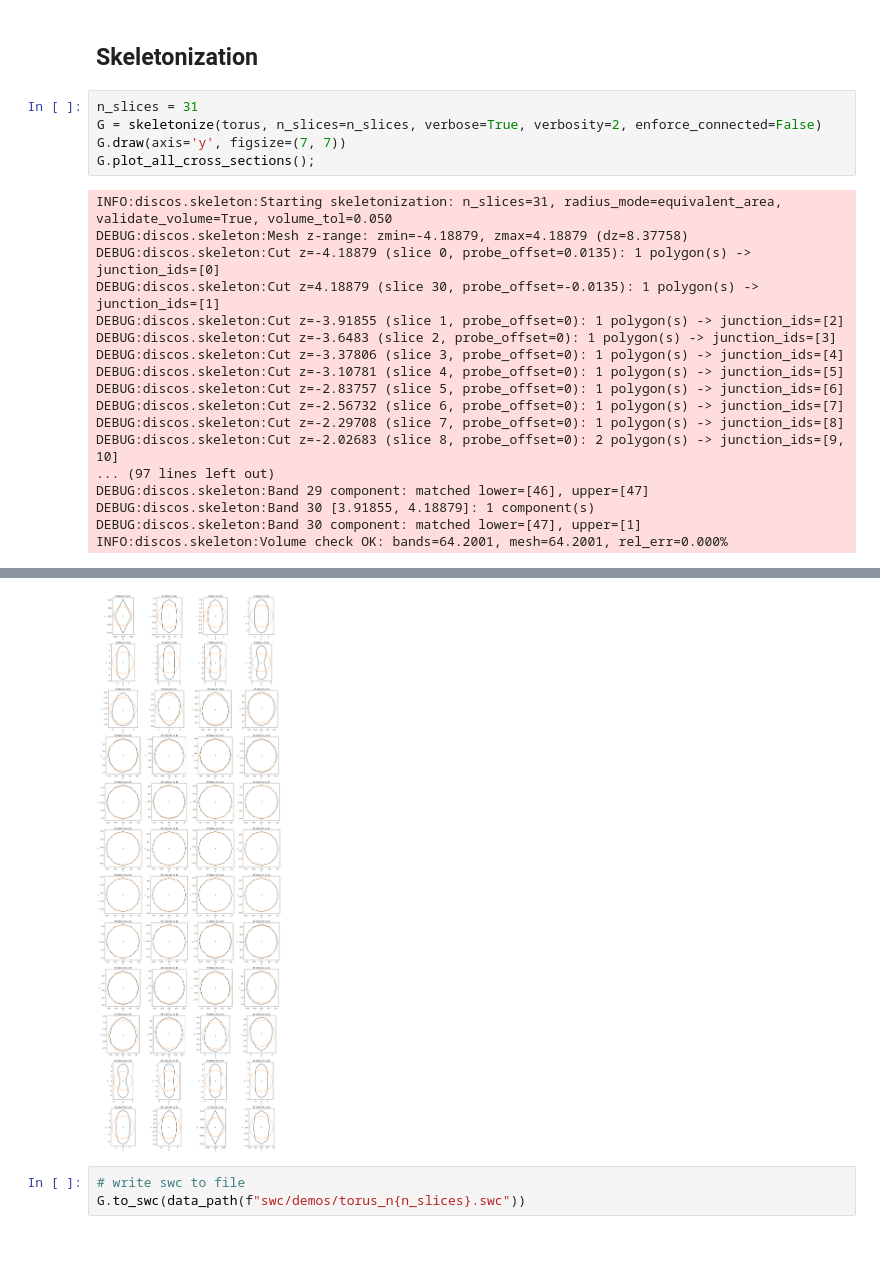
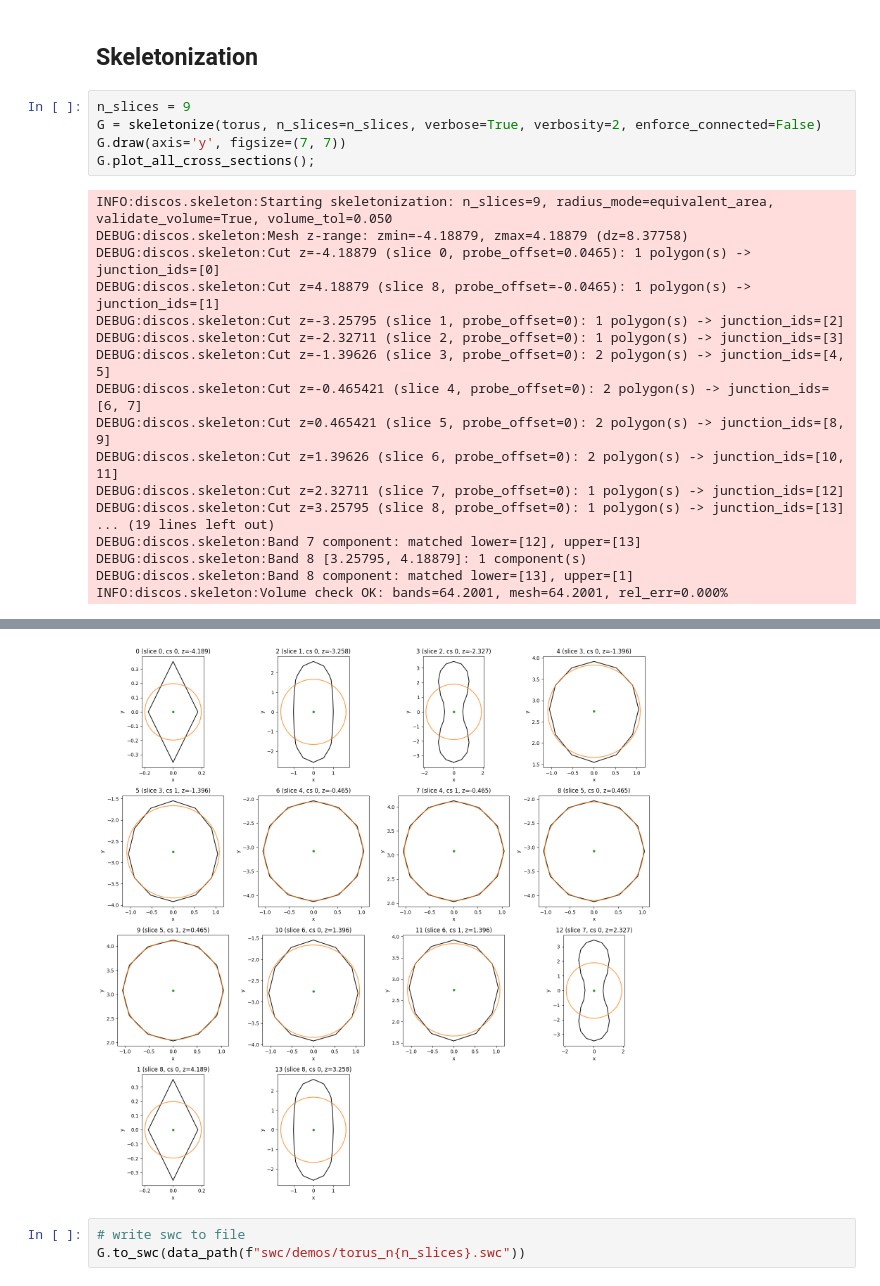
Before and after one commit to jmrfox/discos, a Jupyter notebook: notebooks/02b_torus_skeleton.ipynb, the cells around one changed output, grey strips where cells are left out. Drawn from its saved outputs; the diff is of its cells as text; blank space fills up the shorter version.

```diff
--- a/notebooks/02b_torus_skeleton.ipynb
+++ b/notebooks/02b_torus_skeleton.ipynb
@@ -44,25 +44,25 @@ mm.visualize_mesh_slice_interactive()
 # %% [markdown]
 ## Skeletonization
 # %%
-n_slices = 31
+n_slices = 9
 G = skeletonize(torus, n_slices=n_slices, verbose=True, verbosity=2, enforce_connected=False)
 G.draw(axis='y', figsize=(7, 7))
 G.plot_all_cross_sections();
 # %% [output]
-INFO:discos.skeleton:Starting skeletonization: n_slices=31, radius_mode=equivalent_area, validate_volume=True, volume_tol=0.050
+INFO:discos.skeleton:Starting skeletonization: n_slices=9, radius_mode=equivalent_area, validate_volume=True, volume_tol=0.050
 DEBUG:discos.skeleton:Mesh z-range: zmin=-4.18879, zmax=4.18879 (dz=8.37758)
-DEBUG:discos.skeleton:Cut z=-4.18879 (slice 0, probe_offset=0.0135): 1 polygon(s) -> junction_ids=[0]
-DEBUG:discos.skeleton:Cut z=4.18879 (slice 30, probe_offset=-0.0135): 1 polygon(s) -> junction_ids=[1]
-DEBUG:discos.skeleton:Cut z=-3.91855 (slice 1, probe_offset=0): 1 polygon(s) -> junction_ids=[2]
-DEBUG:discos.skeleton:Cut z=-3.6483 (slice 2, probe_offset=0): 1 polygon(s) -> junction_ids=[3]
-DEBUG:discos.skeleton:Cut z=-3.37806 (slice 3, probe_offset=0): 1 polygon(s) -> junction_ids=[4]
-DEBUG:discos.skeleton:Cut z=-3.10781 (slice 4, probe_offset=0): 1 polygon(s) -> junction_ids=[5]
-DEBUG:discos.skeleton:Cut z=-2.83757 (slice 5, probe_offset=0): 1 polygon(s) -> junction_ids=[6]
-DEBUG:discos.skeleton:Cut z=-2.56732 (slice 6, probe_offset=0): 1 polygon(s) -> junction_ids=[7]
-DEBUG:discos.skeleton:Cut z=-2.29708 (slice 7, probe_offset=0): 1 polygon(s) -> junction_ids=[8]
-DEBUG:discos.skeleton:Cut z=-2.02683 (slice 8, probe_offset=0): 2 polygon(s) -> junction_ids=[9, 10]
-... (97 lines left out)
-DEBUG:discos.skeleton:Band 29 component: matched lower=[46], upper=[47]
-DEBUG:discos.skeleton:Band 30 [3.91855, 4.18879]: 1 component(s)
-DEBUG:discos.skeleton:Band 30 component: matched lower=[47], upper=[1]
+DEBUG:discos.skeleton:Cut z=-4.18879 (slice 0, probe_offset=0.0465): 1 polygon(s) -> junction_ids=[0]
+DEBUG:discos.skeleton:Cut z=4.18879 (slice 8, probe_offset=-0.0465): 1 polygon(s) -> junction_ids=[1]
+DEBUG:discos.skeleton:Cut z=-3.25795 (slice 1, probe_offset=0): 1 polygon(s) -> junction_ids=[2]
+DEBUG:discos.skeleton:Cut z=-2.32711 (slice 2, probe_offset=0): 1 polygon(s) -> junction_ids=[3]
+DEBUG:discos.skeleton:Cut z=-1.39626 (slice 3, probe_offset=0): 2 polygon(s) -> junction_ids=[4, 5]
+DEBUG:discos.skeleton:Cut z=-0.465421 (slice 4, probe_offset=0): 2 polygon(s) -> junction_ids=[6, 7]
+DEBUG:discos.skeleton:Cut z=0.465421 (slice 5, probe_offset=0): 2 polygon(s) -> junction_ids=[8, 9]
+DEBUG:discos.skeleton:Cut z=1.39626 (slice 6, probe_offset=0): 2 polygon(s) -> junction_ids=[10, 11]
+DEBUG:discos.skeleton:Cut z=2.32711 (slice 7, probe_offset=0): 1 polygon(s) -> junction_ids=[12]
+DEBUG:discos.skeleton:Cut z=3.25795 (slice 8, probe_offset=0): 1 polygon(s) -> junction_ids=[13]
+... (19 lines left out)
+DEBUG:discos.skeleton:Band 7 component: matched lower=[12], upper=[13]
+DEBUG:discos.skeleton:Band 8 [3.25795, 4.18879]: 1 component(s)
+DEBUG:discos.skeleton:Band 8 component: matched lower=[13], upper=[1]
 INFO:discos.skeleton:Volume check OK: bands=64.2001, mesh=64.2001, rel_err=0.000%
@@ -70,4 +70,4 @@ INFO:discos.skeleton:Volume check OK: bands=64.2001, mesh=64.2001, rel_err=0.000
-[figure, old version]
+[figure, new version]
 # %%
 # write swc to file
 G.to_swc(data_path(f"swc/demos/torus_n{n_slices}.swc"))
```
Also changed, not shown: parts of 1 cell of this notebook, 9 other files.
